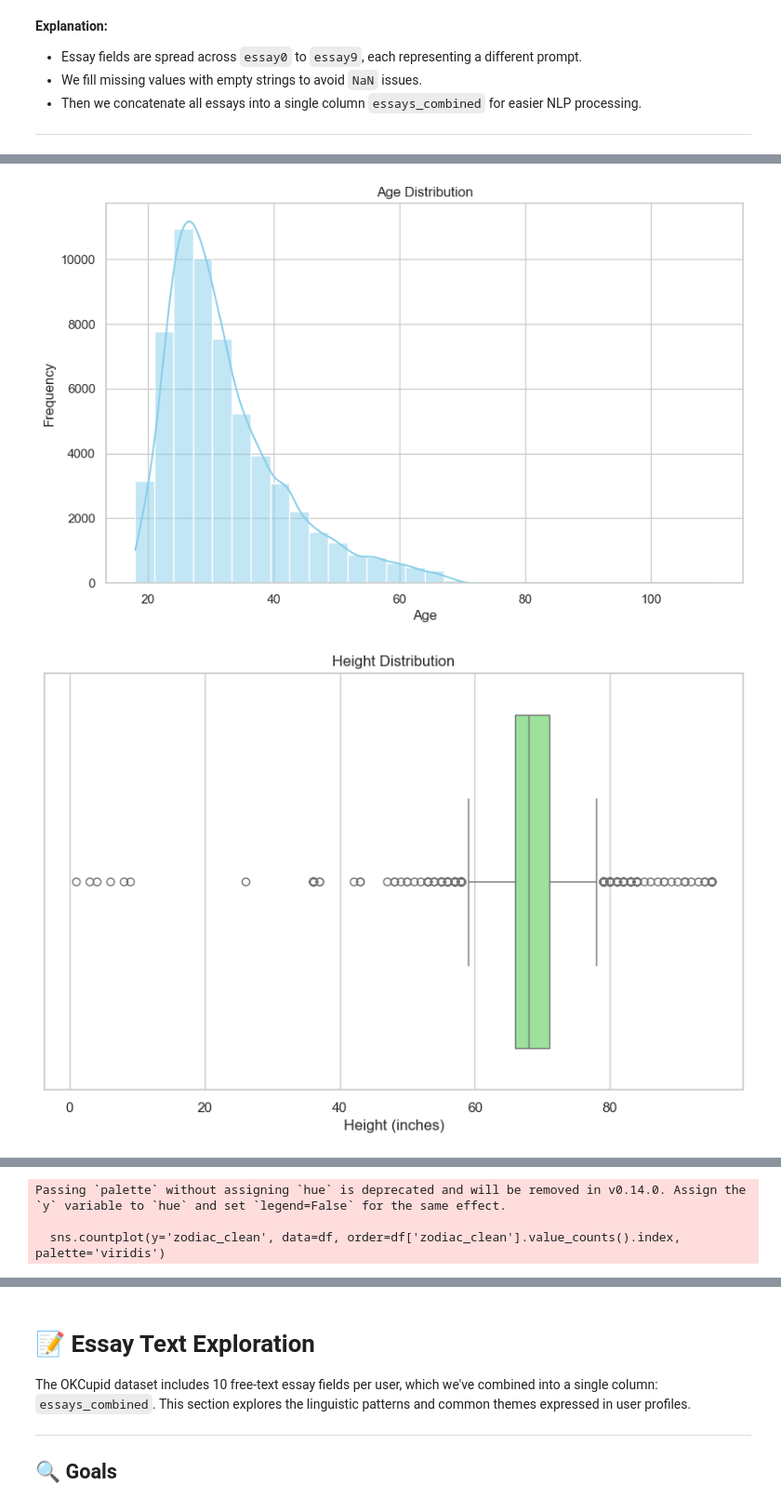
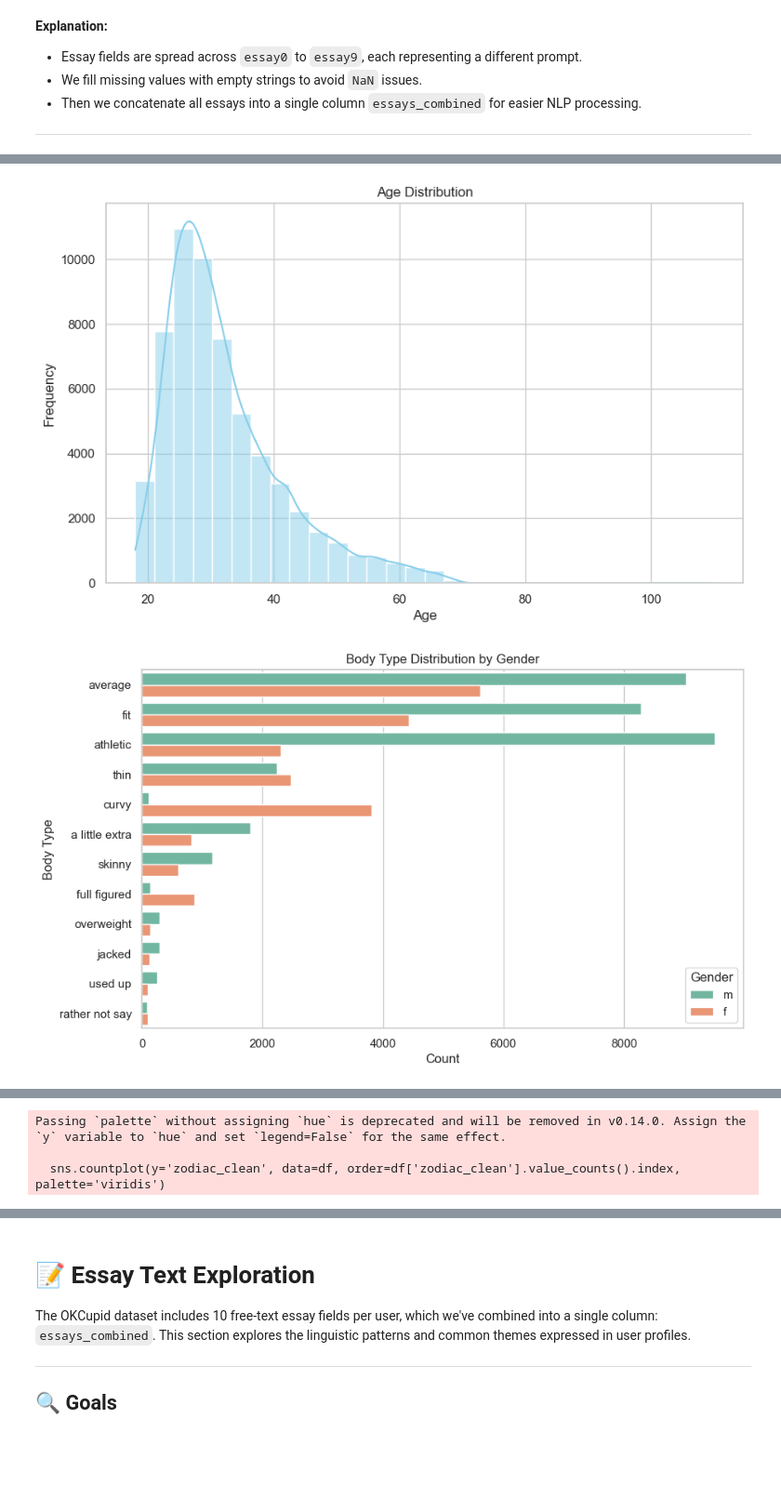
Before and after one commit to gabrielarcangelbol/OKCupid-Date-A-Scientist-Starter, a Jupyter notebook: date-a-scientist.ipynb, the cells around one changed output, grey strips where cells are left out. Shown at 93% size. Saved outputs shown, nothing was run; the diff lists cells and outputs as text; code cells hidden in the pictures; blank space fills up the shorter version.

Commit message:
Add body type vs gender visualization, enhance EDA narrative, and prepare regression analysis section for final project presentation.

```diff
--- a/date-a-scientist.ipynb
+++ b/date-a-scientist.ipynb
@@ -578,6 +579,15 @@ sns.histplot(df['age'], bins=30, kde=True, color='skyblue')
 plt.title("Age Distribution")
 plt.xlabel("Age")
 plt.ylabel("Frequency")
+plt.show()
+
+# 👥 Body type vs. gender
+sns.countplot(y='body_type', hue='sex', data=df, palette='Set2',
+              order=df['body_type'].value_counts().index)
+plt.title("Body Type Distribution by Gender")
+plt.xlabel("Count")
+plt.ylabel("Body Type")
+plt.legend(title="Gender")
 plt.show()
 
 # 📦 Boxplot of height
@@ -595,31 +605,31 @@ plt.show()
 
 # 🧪 Countplot of zodiac signs
 sns.countplot(y='zodiac_clean', data=df, order=df['zodiac_clean'].value_counts().index, palette='viridis')
 plt.title("Zodiac Sign Frequency")
 plt.xlabel("Count")
 plt.ylabel("Zodiac Sign")
 plt.show()
 
 # 🔥 Heatmap of correlations
 sns.heatmap(df[['age', 'height', 'income']].corr(), annot=True, cmap='coolwarm')
 plt.title("Correlation Heatmap")
 plt.show()
 # %% [output]
 📊 Summary statistics for numeric features:
                 age        height          income
 count  59946.000000  59943.000000    59946.000000
 mean      32.340290     68.295281    20033.222534
 std        9.452779      3.994803    97346.192104
 min       18.000000      1.000000       -1.000000
 25%       26.000000     66.000000       -1.000000
 50%       30.000000     68.000000       -1.000000
 75%       37.000000     71.000000       -1.000000
 max      110.000000     95.000000  1000000.000000
 
 📈 Correlation matrix:
              age    height    income
 age     1.000000 -0.022262 -0.001004
 height -0.022262  1.000000  0.065049
 income -0.001004  0.065049  1.000000
 [figure]
-[figure, old version]
+[figure, new version]
```
Also changed, not shown: parts of 13 cells of this notebook, 3 other files.
